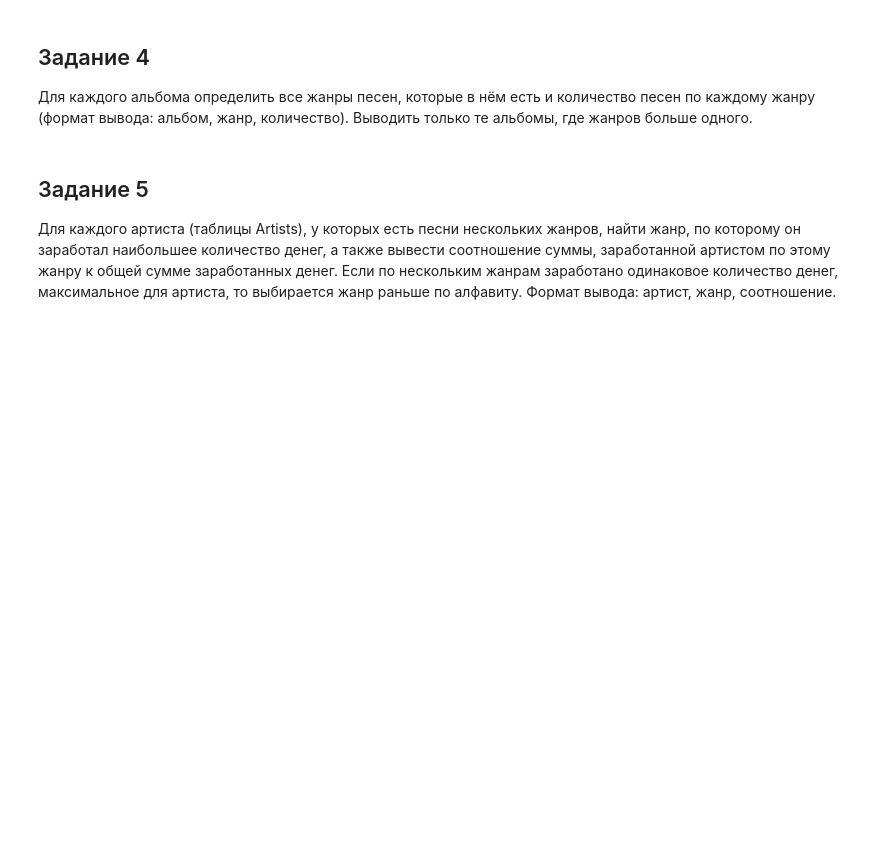
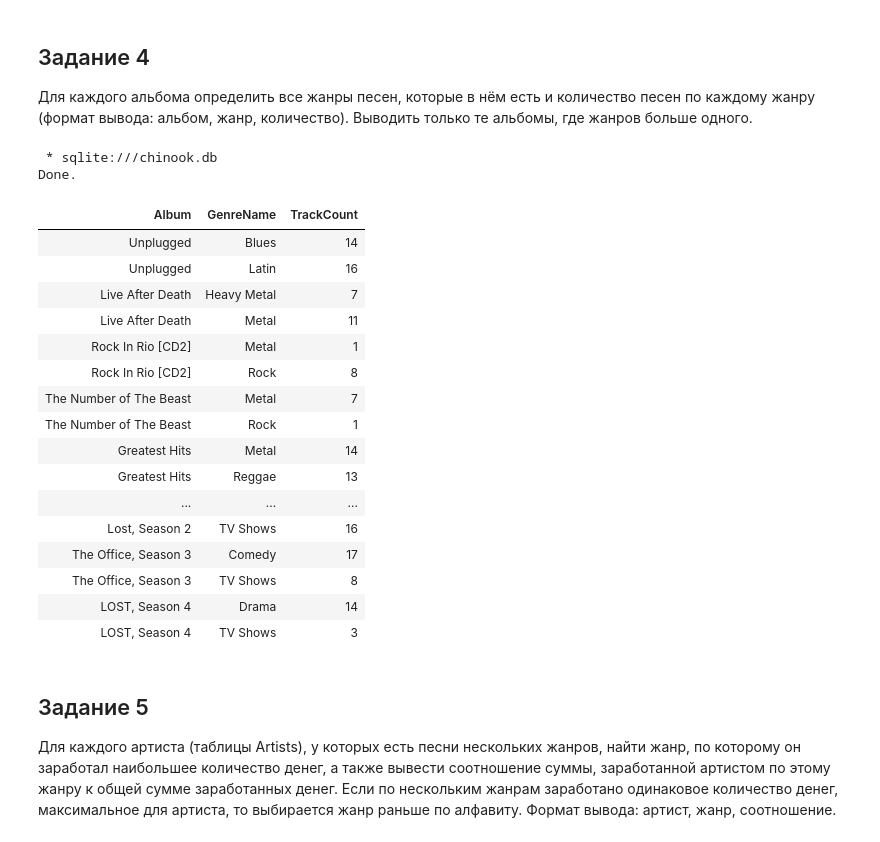
Before and after one commit to Vlad1000nn/MyGit, a Jupyter notebook: University/3 sem/DB/Lab3/Лабораторная-3.ipynb, the cells around one changed output. Saved outputs shown, nothing was run; the diff lists cells and outputs as text; code cells hidden in the pictures; blank space fills up the shorter version.

```diff
--- a/University/3 sem/DB/Lab3/Лабораторная-3.ipynb
+++ b/University/3 sem/DB/Lab3/Лабораторная-3.ipynb
@@ -14,6 +88,52 @@
 ## Задание 4
 Для каждого альбома определить все жанры песен, которые в нём есть и количество песен по каждому жанру (формат вывода: альбом, жанр, количество).
 Выводить только те альбомы, где жанров больше одного.
+# %%
+%%sql
+
+WITH AlbumGenres as
+(
+    SELECT al.AlbumId, al.Title AS Album, g.Name AS GenreName, count(t.TrackId) as TrackCount FROM Albums al
+
+    JOIN tracks t ON al.AlbumId = t.AlbumId
+    JOIN genres g ON t.GenreId  = g.GenreId
+
+    GROUP BY al.AlbumId, g.GenreId
+)
+
+SELECT ag.Album, ag.GenreName, ag.TrackCount FROM AlbumGenres ag
+
+JOIN
+(
+    SELECT AlbumId FROM AlbumGenres
+
+    GROUP BY AlbumId
+
+    having count(DISTINCT GenreName) > 1
+)
+FilteredAlbums ON ag.AlbumId = FilteredAlbums.AlbumId
+
+ORDER BY ag.AlbumId, ag.GenreName;
+# %% [output]
+ * sqlite:///chinook.db
+Done.
+| Album | GenreName | TrackCount |
+| Unplugged | Blues | 14 |
+| Unplugged | Latin | 16 |
+| Live After Death | Heavy Metal | 7 |
+| Live After Death | Metal | 11 |
+| Rock In Rio [CD2] | Metal | 1 |
+| Rock In Rio [CD2] | Rock | 8 |
+| The Number of The Beast | Metal | 7 |
+| The Number of The Beast | Rock | 1 |
+| Greatest Hits | Metal | 14 |
+| Greatest Hits | Reggae | 13 |
+| ... | ... | ... |
+| Lost, Season 2 | TV Shows | 16 |
+| The Office, Season 3 | Comedy | 17 |
+| The Office, Season 3 | TV Shows | 8 |
+| LOST, Season 4 | Drama | 14 |
+| LOST, Season 4 | TV Shows | 3 |
 # %% [markdown]
 ## Задание 5
 Для каждого артиста (таблицы Artists), у которых есть песни нескольких жанров, найти жанр, по которому он заработал наибольшее количество денег, а также вывести соотношение суммы, заработанной артистом по этому жанру к общей сумме заработанных денег. Если по нескольким жанрам заработано одинаковое количество денег, максимальное для артиста, то выбирается жанр раньше по алфавиту. Формат вывода: артист, жанр, соотношение.
```
Also changed, not shown: parts of 4 cells of this notebook, 6 other files.
